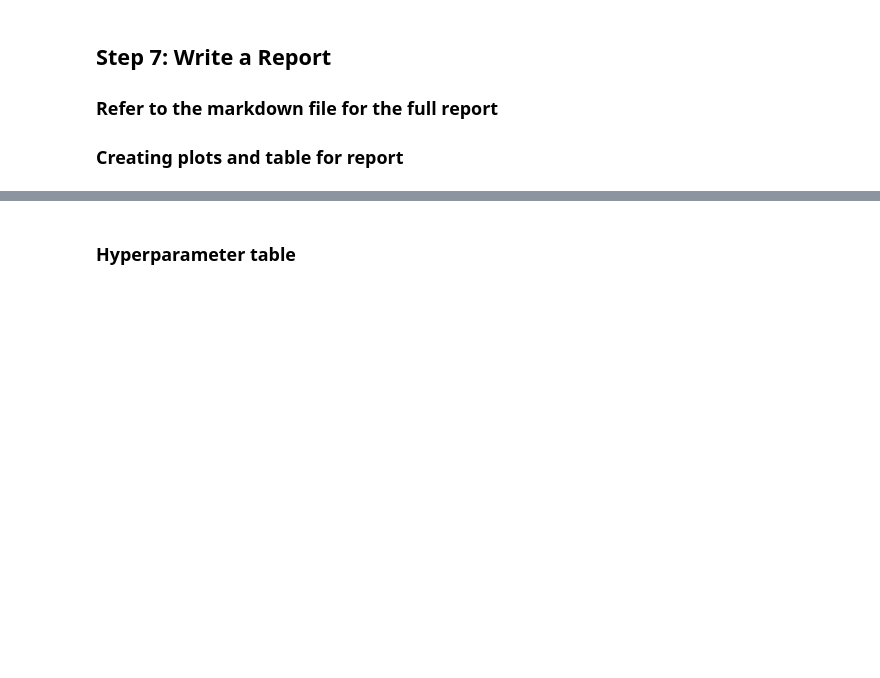
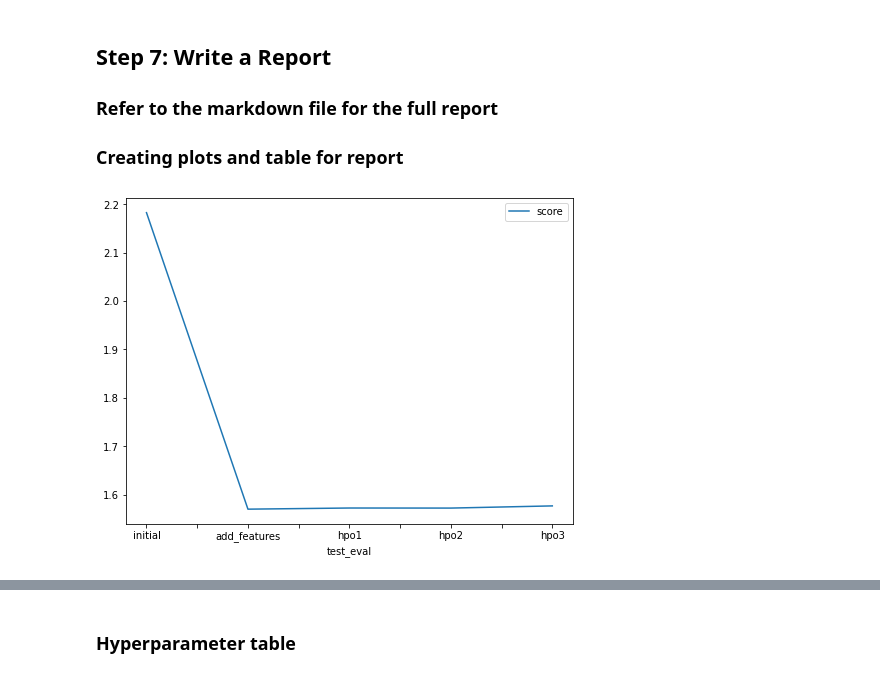
Before and after one commit to andijakl/cd0385-project-starter, a Jupyter notebook: project/project-notebook.ipynb, the cells around one changed output, grey strips where cells are left out. Cells and saved outputs as stored; diff of their text form; code cells hidden in the pictures; blank space fills up the shorter version.

```diff
--- a/project/project-notebook.ipynb
+++ b/project/project-notebook.ipynb
@@ -262,9 +682,11 @@ fig.savefig('model_train_score.png')
 # %%
 # Take the 3 kaggle scores and creating a line plot to show improvement
 fig = pd.DataFrame(
     {
-        "test_eval": ["initial", "add_features", "hpo"],
-        "score": [?, ?, ?]
+        "test_eval": ["initial", "add_features", "hpo1", "hpo2", "hpo3"],
+        "score": [2.18289, 1.56982, 1.57219, 1.57205, 1.57656]
     }
 ).plot(x="test_eval", y="score", figsize=(8, 6)).get_figure()
 fig.savefig('model_test_score.png')
+# %% [output]
+[figure, added]
```
Also changed, not shown: parts of 48 cells of this notebook, 4 other files.
